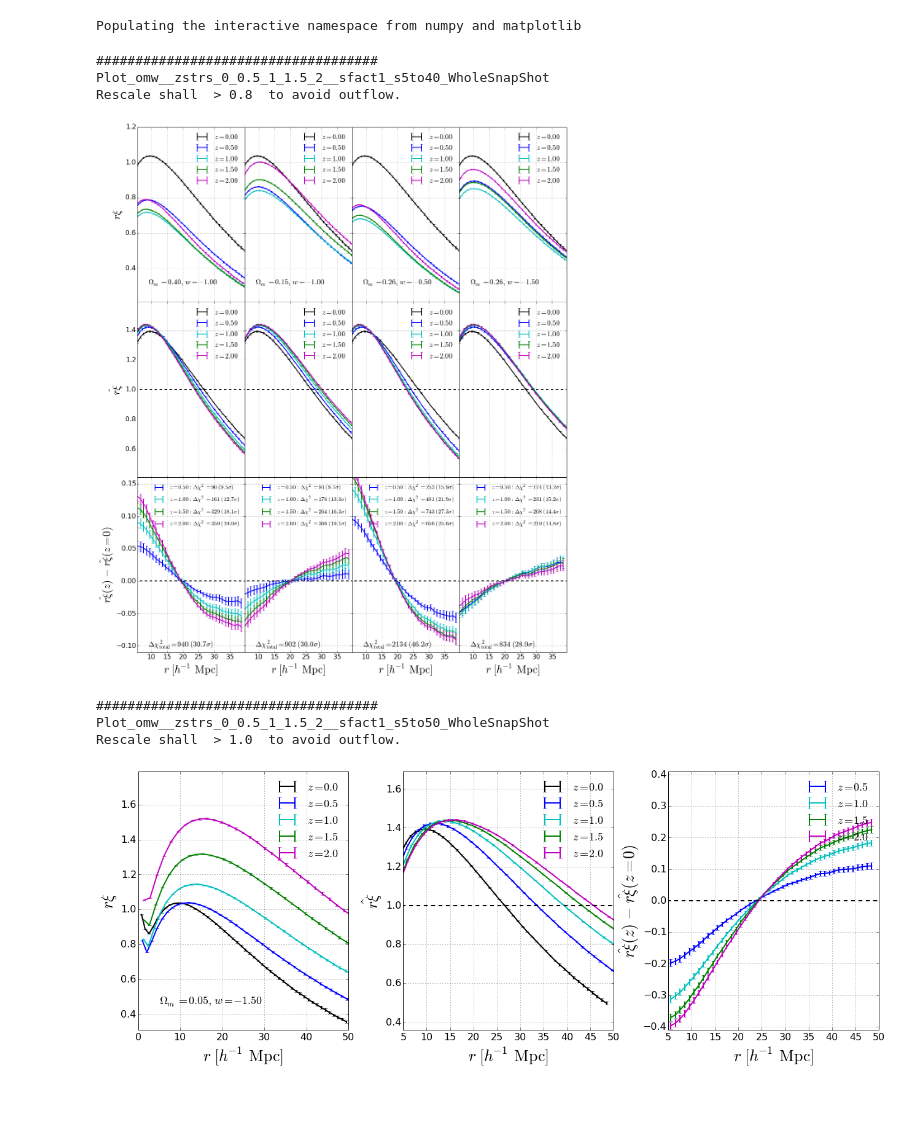
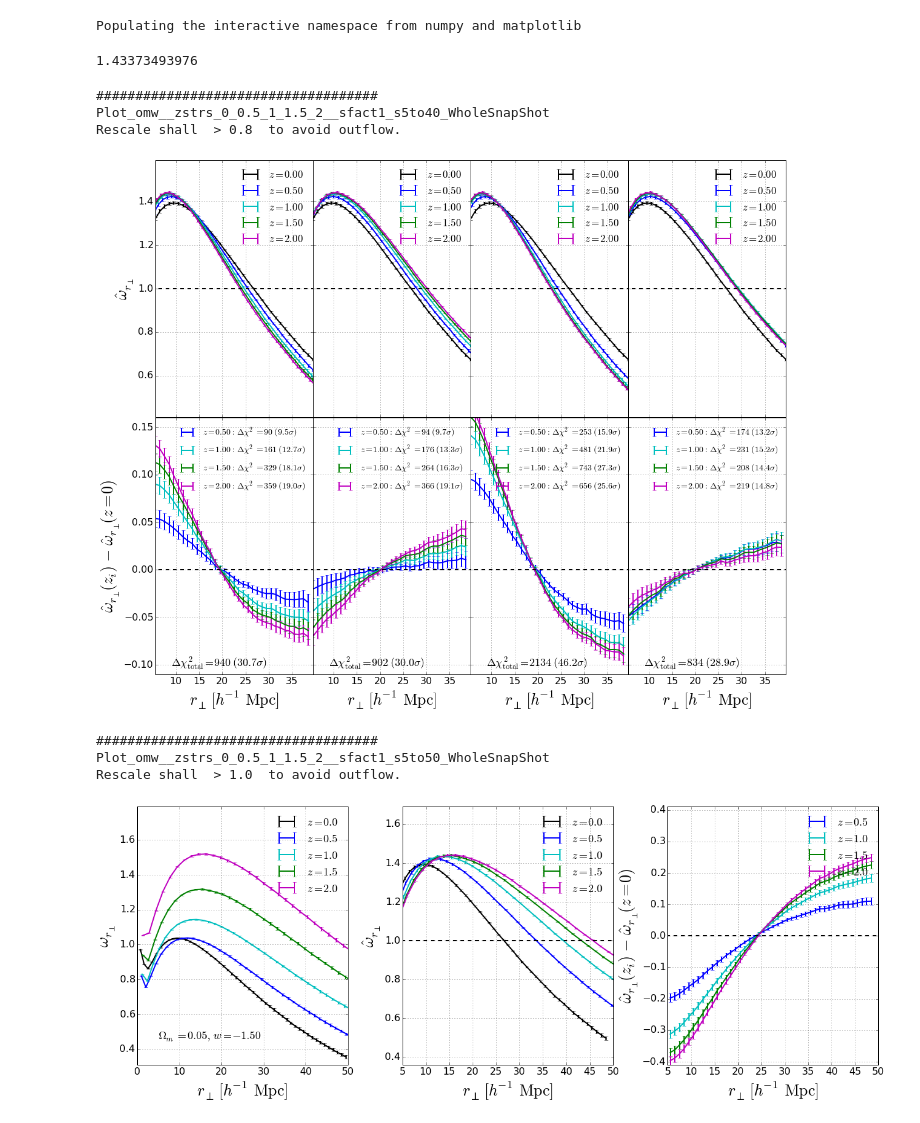
Before and after one commit to xiaodongli1986/LSS_xis, a Jupyter notebook: src/00diffz_cosmoeffect.ipynb, the cells around one changed output. Cells and saved outputs as stored; diff of their text form; code cells hidden in the pictures.

```diff
--- a/src/00diffz_cosmoeffect.ipynb
+++ b/src/00diffz_cosmoeffect.ipynb
@@ -26,6 +26,30 @@ def get_avg_array(arraylists, furtherdivfac = 1.0):
 PCA2 = PLOT_COLOR_ARRAY_2 = ['k','b','c','g','m','r']
 # %% [output]
 Populating the interactive namespace from numpy and matplotlib
+# %%
+def Percival_covmat_scale(Ns,Nb,Npar):
+                '''
+                Corretion to covariance to account for errors in deriving covmat from simulations
+                Ns: number of simulations
+                Nb: number of 'bands' in power spectrum or 2pCF
+                Npar: nuber of parameters (in likelihood estimation)
+                '''
+                D = (Nb+1.0)/(Ns-1.0)
+                A = 2.0 / (Ns-Nb-1.0) / (Ns-Nb-4.0)
+                B = (Ns-Nb-2.0) / (Ns-Nb-1.0) / (Ns-Nb-4.0)
+                m1 = (1+B*(Nb-Npar)) / (1+A+B*(Npar+1))
+                m2 = 1.0/(1.0-D) * m1
+                return D, m1, m2
+
+Ns = 120; Nb = 35; Npar = 2.0
+D, m1, m2 = Percival_covmat_scale(Ns,Nb,Npar)
+covmat_rescale =  1.0/(1.0-D)
+print covmat_rescale
+
+def Error_Scale(Yer):
+    return [yer * np.sqrt(covmat_rescale) for yer in Yer]
+# %% [output]
+1.43373493976
 # %%
 if True:
     ommin,ommax,numom, wmin,wmax,numw = 0.2,0.31,51,-1.15,-0.85,76
@@ -34,7 +58,8 @@ if True:
 do_calc = False
 
 ncol = len(omwlist)
-nrow=4
+#nrow=4
+nrow=3
 
 fig = plt.figure(figsize=(4*ncol,6*nrow))
 
@@ -101,8 +126,8 @@ for i1i2 in [[6,40]]:
                 #    fig.add_subplot(nrow,3,(iomw-1)*3+2), \
                 #    fig.add_subplot(nrow,3,(iomw-1)*3+3)
                 ax1a, ax2a, ax3b = fig.add_subplot(nrow,ncol,iomw), \
-                    fig.add_subplot(nrow,ncol,ncol+iomw), \
-                    fig.add_subplot(nrow,ncol,ncol*2+iomw)
+                    fig.add_subplot(nrow,ncol,iomw), \
+                    fig.add_subplot(nrow,ncol,ncol+iomw)
             ## 2.1 Loop of redshifts
             chisq_Y3_corred_all = 0
             for nowzstr in zstrs:
@@ -206,12 +231,12 @@ for i1i2 in [[6,40]]:
                     chisq_Y3_corred_all += chisq_Y3_corred
                 nowlab='$z=%.2f'%float(nowzstr)+'$'
                 if iomw >0:
-                    ax1a.errorbar(Rmid, Y1, Yer1, label = nowlab, c=PCA2[iz], lw=2)
+                    #ax1a.errorbar(Rmid, Y1, Yer1, label = nowlab, c=PCA2[iz], lw=2)
 
-                    ax2a.errorbar(Rmid[0:len(Y2)], Y2, Yer2, label = nowlab, c=PCA2[iz], lw=2)
+                    ax2a.errorbar(Rmid[0:len(Y2)], Y2, Error_Scale(Yer2), label = nowlab, c=PCA2[iz], lw=2)
                     if iz != 0:
                         sig = np.sqrt(chisq_Y3_corred)
-                        ax3b.errorbar(X3[0:len(Y3)],   Delta_Y3, Delta_Yer3,
+                        ax3b.errorbar(X3[0:len(Y3)],   Delta_Y3, Error_Scale(Delta_Yer3),
                                       #label = 'z='+nowzstr+',rescale=%.2f'%rescale+\
                                       #'\n$\\chi^2=%.2f'%chisq_Y3_uncor+';\\ %.2f'%chisq_Y3_corred+'$',
                                       #label = nowlab+' $,\\ \\Delta \\chi^2\\ =\\ %5.1f'%(chisq_Y3_corred)+'$',
@@ -226,7 +251,7 @@ for i1i2 in [[6,40]]:
             ax3b.plot([0,50],[0,0],lw=2,ls='--',c='k')
 
             ## grid, legend, xlim
-            for ax in [ax1a,ax2a,ax3b]:
+            for ax in [ax2a,ax3b]:
                 ax.grid()
                 ax.legend(loc='upper right',frameon=False,fontsize=17)
                 ax.set_xlim(i1-1+0.5,i2-0.5)
@@ -234,42 +259,42 @@ for i1i2 in [[6,40]]:
             #ax1a.legend(loc='upper right')
 
             ## text
-            ax1a.text(0.1,0.1,omwtex(om,w), transform=ax1a.transAxes,fontsize=18)
+            #ax1a.text(0.1,0.1,omwtex(om,w), transform=ax1a.transAxes,fontsize=18)
             sig = np.sqrt(chisq_Y3_corred_all)
             ax3b.text(0.1,0.03,'$\\rm \\Delta \\chi^2_{\\rm total}='+str(int(chisq_Y3_corred_all))+'\\ (%.1f'%sig+'\\sigma) $',
                       transform=ax3b.transAxes,fontsize=18)
 
             ### ylabel, yticks
             if iomw == 1:
-                ax1a.set_ylabel('$r \\xi $', fontsize=26)
-                ax2a.set_ylabel('$\\hat {r \\xi}$', fontsize=26)
-                ax3b.set_ylabel('$\\hat {r \\xi}(z)\\ -\\ \\hat {r \\xi}(z=0)$', fontsize=26)
+                #ax1a.set_ylabel('$\\omega_{r_{\\perp}} $', fontsize=26)
+                ax2a.set_ylabel('$\\hat \\omega_{r_{\\perp}}$', fontsize=26)
+                ax3b.set_ylabel('$\\hat \\omega_{r_{\\perp}}(z_i)\\ -\\ \\hat \\omega_{r_{\\perp}}(z=0)$', fontsize=26)
             else:
                 for ax in [ax1a,ax2a,ax3b]:
                     for ytl in ax.get_yticklabels():
                         ytl.set_visible(False)
 
             ### xlabel, xticks
             for ax in [ax1a,ax2a]:
                 for xtl in ax.get_xticklabels():
                     xtl.set_visible(False)
                 ax.set_xlabel('x', visible=False)
-            ax3b.set_xlabel('$r\\ [h^{-1}\\rm \\ Mpc]$', fontsize=26)
+            ax3b.set_xlabel('$r_{\\perp}\\ [h^{-1}\\rm \\ Mpc]$', fontsize=26)
 
             ## ylim
-            ax1a.set_ylim(0.21,1.2)
+            #ax1a.set_ylim(0.21,1.2)
             ax2a.set_ylim(0.41,1.59)
             ax3b.set_ylim(-0.11,0.16)
 
 
 fig.tight_layout(w_pad=0, h_pad=-5.8)
-fig.savefig('../draft/fig4.eps', format='eps')
+fig.savefig('../draft/fig5.eps', format='eps')
 plt.show()
 # %% [output]
 ####################################
 Plot_omw__zstrs_0_0.5_1_1.5_2__sfact1_s5to40_WholeSnapShot
 Rescale shall  > 0.8  to avoid outflow.
-[figure, old version]
+[figure, new version]
 # %%
 if True:
     ommin,ommax,numom, wmin,wmax,numw = 0.2,0.31,51,-1.15,-0.85,76
@@ -442,12 +467,12 @@ for i1i2 in [[6,50]]:
                     chisq_Y3_corred_all += chisq_Y3_corred
                 nowlab='$z=%.1f'%float(nowzstr)+'$'
                 if iomw >0:
-                    ax1a.errorbar(Rmid, Y1, Yer1, label = nowlab, c=PCA2[iz], lw=2)
+                    ax1a.errorbar(Rmid, Y1, Error_Scale(Yer1), label = nowlab, c=PCA2[iz], lw=2)
 
-                    ax2a.errorbar(Rmid[0:len(Y2)], Y2, Yer2, label = nowlab, c=PCA2[iz], lw=2)
+                    ax2a.errorbar(Rmid[0:len(Y2)], Y2, Error_Scale(Yer2), label = nowlab, c=PCA2[iz], lw=2)
                     if iz != 0:
                         sig = np.sqrt(chisq_Y3_corred)
-                        ax3b.errorbar(X3[0:len(Y3)],   Delta_Y3, Delta_Yer3,
+                        ax3b.errorbar(X3[0:len(Y3)],   Delta_Y3, Error_Scale(Delta_Yer3),
                                       #label = 'z='+nowzstr+',rescale=%.2f'%rescale+\
                                       #'\n$\\chi^2=%.2f'%chisq_Y3_uncor+';\\ %.2f'%chisq_Y3_corred+'$',
                                       #label = nowlab+' $,\\ \\Delta \\chi^2\\ =\\ %5.1f'%(chisq_Y3_corred)+'$',
@@ -478,13 +503,13 @@ for i1i2 in [[6,50]]:
             #          transform=ax3b.transAxes,fontsize=18)
 
             ### ylabel, yticks
-            ax1a.set_ylabel('$r \\xi $', fontsize=26)
-            ax2a.set_ylabel('$\\hat {r \\xi}$', fontsize=26)
-            ax3b.set_ylabel('$\\hat {r \\xi}(z)\\ -\\ \\hat {r \\xi}(z=0)$', fontsize=26)
+            ax1a.set_ylabel('$\\omega_{r_{\\perp}} $', fontsize=26)
+            ax2a.set_ylabel('$\\hat \\omega_{r_{\\perp}}$', fontsize=26)
+            ax3b.set_ylabel('$\\hat \\omega_{r_{\\perp}}(z_i)\\ -\\ \\hat \\omega_{r_{\\perp}}(z=0)$', fontsize=26)
 
             ### xlabel, xticks
             for ax in [ax1a,ax2a, ax3b]:
-                ax.set_xlabel('$r\\ [h^{-1}\\rm \\ Mpc]$', fontsize=26)
+                ax.set_xlabel('$r_{\\perp}\\ [h^{-1}\\rm \\ Mpc]$', fontsize=26)
 
             ## ylim
             ax1a.set_ylim(0.31,1.79)
@@ -498,4 +523,4 @@ plt.show()
 ####################################
 Plot_omw__zstrs_0_0.5_1_1.5_2__sfact1_s5to50_WholeSnapShot
 Rescale shall  > 1.0  to avoid outflow.
-[figure, old version]
+[figure, new version]
```
Also changed, not shown: 17 other files.
